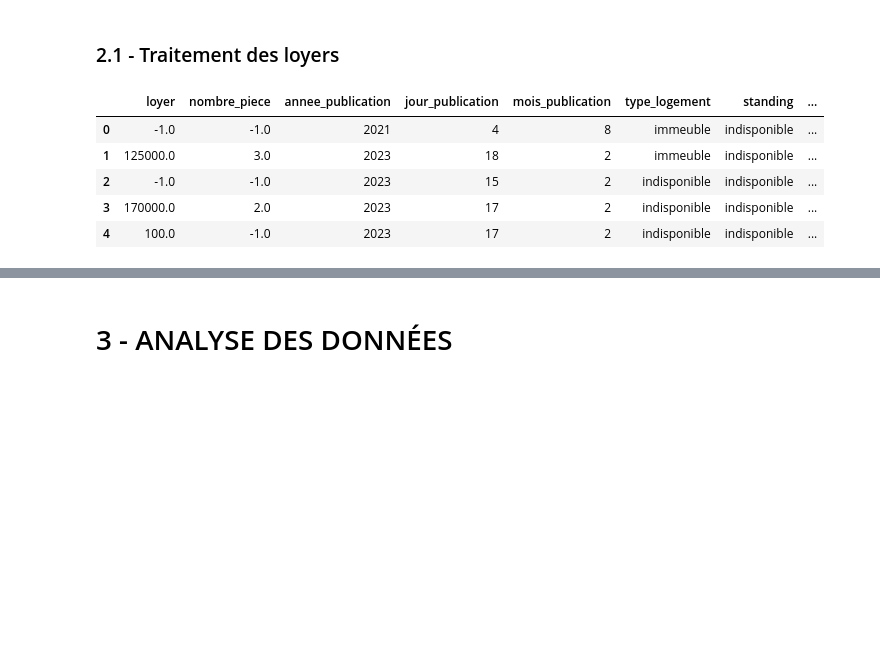
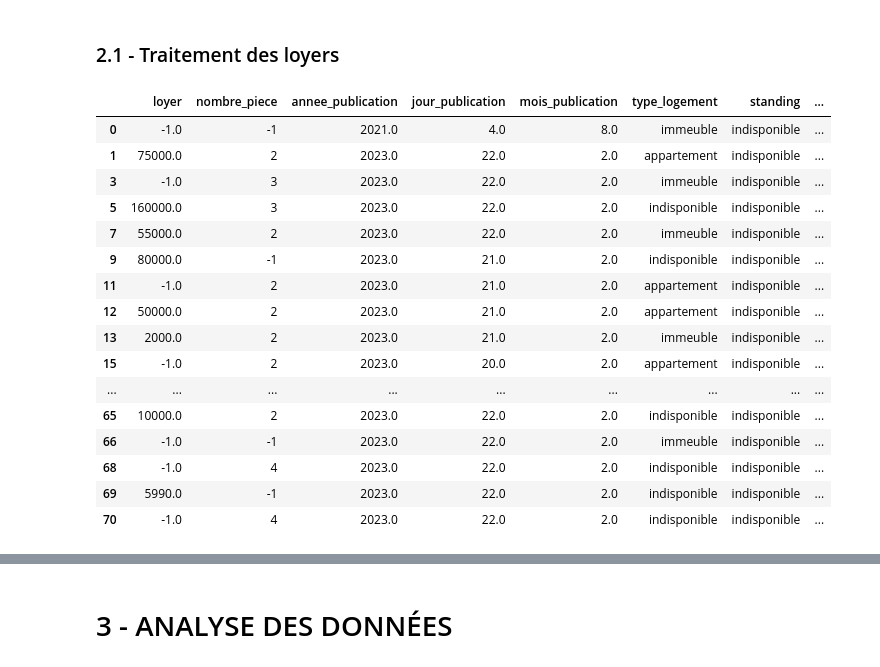
Before and after one commit to hermann225-zrouama/loyer_scrapping, a Jupyter notebook: scrapinator.ipynb, the cells around one changed output, grey strips where cells are left out. Saved outputs shown, nothing was run; the diff lists cells and outputs as text; code cells hidden in the pictures; blank space fills up the shorter version.

```diff
--- a/scrapinator.ipynb
+++ b/scrapinator.ipynb
@@ -82,6 +82,6 @@ df.head()
 # %%
 # supprimer les lignes ou les colonnes loyer nombre_piece type_logement sont nulles en même temps
-df = df.dropna(subset=['loyer', 'nombre_piece', 'type_logement'], how='all')
+df = df.dropna(subset=['loyer', 'nombre_piece'], how='all')
 print(df.shape)
-df.head()
+df.head(50)
 # %% [output]
@@ -97,6 +108,15 @@ df.head()
 # %%
 # modifier tous les loyers commencant par 0 par NaN
 df['loyer'] = df['loyer'].replace(r'^0.*', np.nan, regex=True)
+
+# mettre les valeurs de la colonne loyer en minuscule
+# convertir en string pour pouvoir appliquer la méthode str.lower()
+df['loyer'] = df['loyer'].astype(str)
+df['loyer'] = df['loyer'].str.lower()
+
+# remplacer pour chaque ligne si la colonne loyer contient la chaine de caractères pièces modifier nombre_piece par la valeur de la chaine de caractères avant pièces et modifier la valeur de la colonne loyer par la valeur de la chaine de caractères après pièces
+df['nombre_piece'] = df.apply(lambda row: row['loyer'].split('pieces')[0] if 'pieces' in row['loyer'].lower() else row['nombre_piece'], axis=1)
+df['loyer'] = df.apply(lambda row: row['loyer'].split('pieces')[1] if 'pieces' in row['loyer'] else row['loyer'].lower(), axis=1)
 
 # supprimer LOYER_ de chaines de caractères de la colonne loyer
 df['loyer'] = df['loyer'].str.replace('LOYER_', '')
@@ -116,21 +136,36 @@ df['loyer'] = df['loyer'].str.replace('f', '')
 # convertir la colonne loyer en numérique et remplacer par NaN les valeurs qui bloquent la conversion
 df['loyer'] = pd.to_numeric(df['loyer'], errors='coerce')
 
+# si la valeur de la colonne loyer est inférieure à 1000 alors multiplier par 1000
+df['loyer'] = df.apply(lambda row: row['loyer'] * 1000 if row['loyer'] < 1000 else row['loyer'], axis=1)
+
 # definir le standing en fonction du loyer
 # %%
 # imputer le nombre de pièces par 0, le loyer par 0 le type de logement par "non renseigné",
 # le standing par "non renseigné", le quartier par "non renseigné"
 df['nombre_piece'] = df['nombre_piece'].fillna(-1)
 df['loyer'] = df['loyer'].fillna(-1)
 df['nb_loyer'] = df['nb_loyer'].fillna(-1)
 df['type_logement'] = df['type_logement'].fillna("indisponible")
 df['standing'] = df['standing'].fillna("indisponible")
 df['quartier'] = df['quartier'].fillna("indisponible")
-df.head()
+df['commune'] = df['commune'].fillna("indisponible")
+df.head(50)
 # %% [output]
 |  | loyer | nombre_piece | annee_publication | jour_publication | mois_publication | type_logement | standing | ... |
-| 0 | -1.0 | -1.0 | 2021 | 4 | 8 | immeuble | indisponible | ... |
-| 1 | 125000.0 | 3.0 | 2023 | 18 | 2 | immeuble | indisponible | ... |
-| 2 | -1.0 | -1.0 | 2023 | 15 | 2 | indisponible | indisponible | ... |
-| 3 | 170000.0 | 2.0 | 2023 | 17 | 2 | indisponible | indisponible | ... |
-| 4 | 100.0 | -1.0 | 2023 | 17 | 2 | indisponible | indisponible | ... |
+| 0 | -1.0 | -1 | 2021.0 | 4.0 | 8.0 | immeuble | indisponible | ... |
+| 1 | 75000.0 | 2 | 2023.0 | 22.0 | 2.0 | appartement | indisponible | ... |
+| 3 | -1.0 | 3 | 2023.0 | 22.0 | 2.0 | immeuble | indisponible | ... |
+| 5 | 160000.0 | 3 | 2023.0 | 22.0 | 2.0 | indisponible | indisponible | ... |
+| 7 | 55000.0 | 2 | 2023.0 | 22.0 | 2.0 | immeuble | indisponible | ... |
+| 9 | 80000.0 | -1 | 2023.0 | 21.0 | 2.0 | indisponible | indisponible | ... |
+| 11 | -1.0 | 2 | 2023.0 | 21.0 | 2.0 | appartement | indisponible | ... |
+| 12 | 50000.0 | 2 | 2023.0 | 21.0 | 2.0 | appartement | indisponible | ... |
+| 13 | 2000.0 | 2 | 2023.0 | 21.0 | 2.0 | immeuble | indisponible | ... |
+| 15 | -1.0 | 2 | 2023.0 | 20.0 | 2.0 | appartement | indisponible | ... |
+| ... | ... | ... | ... | ... | ... | ... | ... | ... |
+| 65 | 10000.0 | 2 | 2023.0 | 22.0 | 2.0 | indisponible | indisponible | ... |
+| 66 | -1.0 | -1 | 2023.0 | 22.0 | 2.0 | immeuble | indisponible | ... |
+| 68 | -1.0 | 4 | 2023.0 | 22.0 | 2.0 | indisponible | indisponible | ... |
+| 69 | 5990.0 | -1 | 2023.0 | 22.0 | 2.0 | indisponible | indisponible | ... |
+| 70 | -1.0 | 4 | 2023.0 | 22.0 | 2.0 | indisponible | indisponible | ... |
```
Also changed, not shown: parts of 12 cells of this notebook, 10 other files.
